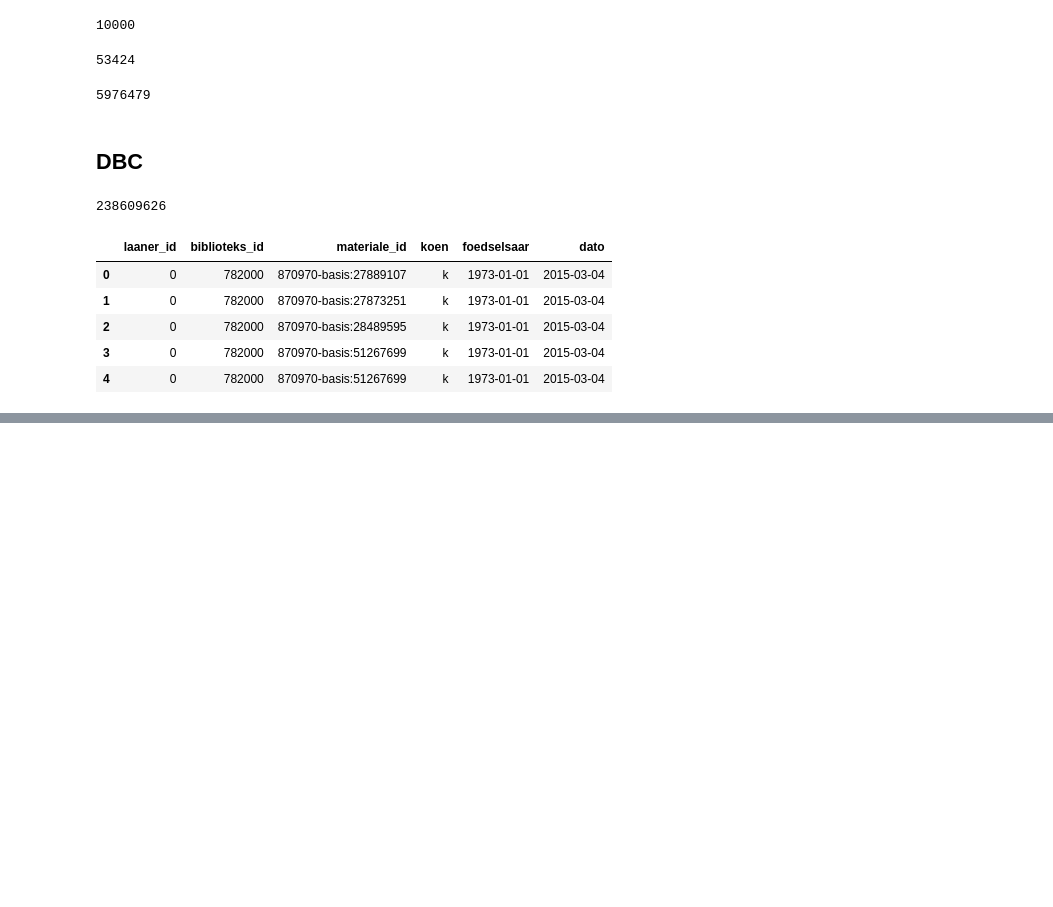
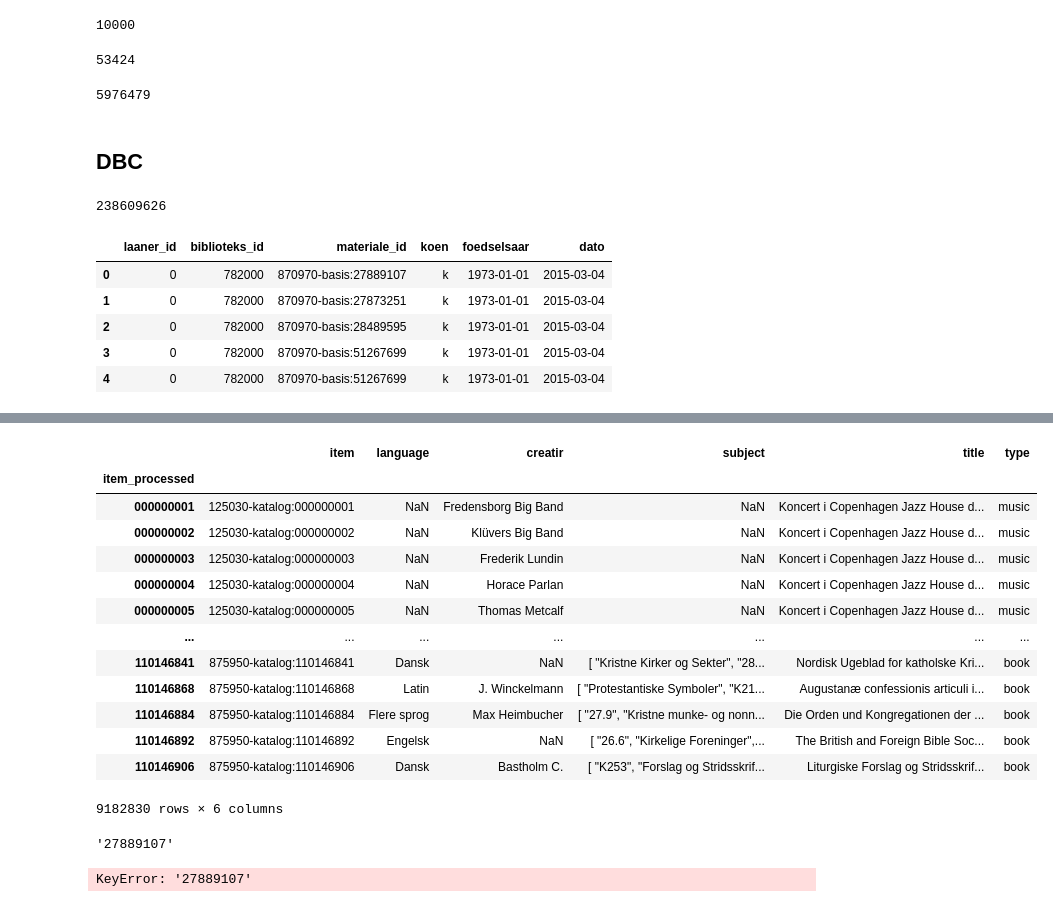
Before and after one commit to SavvinaDaniil/EnrichBookCrossing, a Jupyter notebook: NewData.ipynb, the cells around one changed output, grey strips where cells are left out. Drawn from its saved outputs; the diff is of its cells as text; code cells hidden in the pictures; blank space fills up the shorter version.

```diff
--- a/NewData.ipynb
+++ b/NewData.ipynb
@@ -66,0 +87,2 @@ loans.columns = ['user','library','item', 'gender', 'birthyear', 'date']
+# %%
+books = pd.read_csv(location+'materialer.csv.gz', compression='gzip', low_memory=False)
@@ -66,0 +102,4 @@ loans.columns = ['user','library','item', 'gender', 'birthyear', 'date']
+# %%
+books.columns = ['item','language','creatir', 'subject', 'title', 'type']
+# %%
+books['item_processed'] = books['item'].str.split(':').str[-1]
@@ -66,0 +115,27 @@ loans.columns = ['user','library','item', 'gender', 'birthyear', 'date']
+# %%
+book_indexed_books = books.set_index('item_processed', drop=True)
+# %%
+book_indexed_books
+# %% [output]
+|  | item | language | creatir | subject | title | type |
+| item_processed |  |  |  |  |  |  |
+| 000000001 | 125030-katalog:000000001 | NaN | Fredensborg Big Band | NaN | Koncert i Copenhagen Jazz House d... | music |
+| 000000002 | 125030-katalog:000000002 | NaN | Klüvers Big Band | NaN | Koncert i Copenhagen Jazz House d... | music |
+| 000000003 | 125030-katalog:000000003 | NaN | Frederik Lundin | NaN | Koncert i Copenhagen Jazz House d... | music |
+| 000000004 | 125030-katalog:000000004 | NaN | Horace Parlan | NaN | Koncert i Copenhagen Jazz House d... | music |
+| 000000005 | 125030-katalog:000000005 | NaN | Thomas Metcalf | NaN | Koncert i Copenhagen Jazz House d... | music |
+| ... | ... | ... | ... | ... | ... | ... |
+| 110146841 | 875950-katalog:110146841 | Dansk | NaN | [ "Kristne Kirker og Sekter", "28... | Nordisk Ugeblad for katholske Kri... | book |
+| 110146868 | 875950-katalog:110146868 | Latin | J. Winckelmann | [ "Protestantiske Symboler", "K21... | Augustanæ confessionis articuli i... | book |
+| 110146884 | 875950-katalog:110146884 | Flere sprog | Max Heimbucher | [ "27.9", "Kristne munke- og nonn... | Die Orden und Kongregationen der ... | book |
+| 110146892 | 875950-katalog:110146892 | Engelsk | NaN | [ "26.6", "Kirkelige Foreninger",... | The British and Foreign Bible Soc... | book |
+| 110146906 | 875950-katalog:110146906 | Dansk | Bastholm C. | [ "K253", "Forslag og Stridsskrif... | Liturgiske Forslag og Stridsskrif... | book |
+9182830 rows × 6 columns
+# %%
+unique_items[0]
+# %% [output]
+'27889107'
+# %%
+book_indexed_books[unique_items[0]]
+# %% [output]
+KeyError: '27889107'
```
Also changed, not shown: parts of 7 cells of this notebook.
